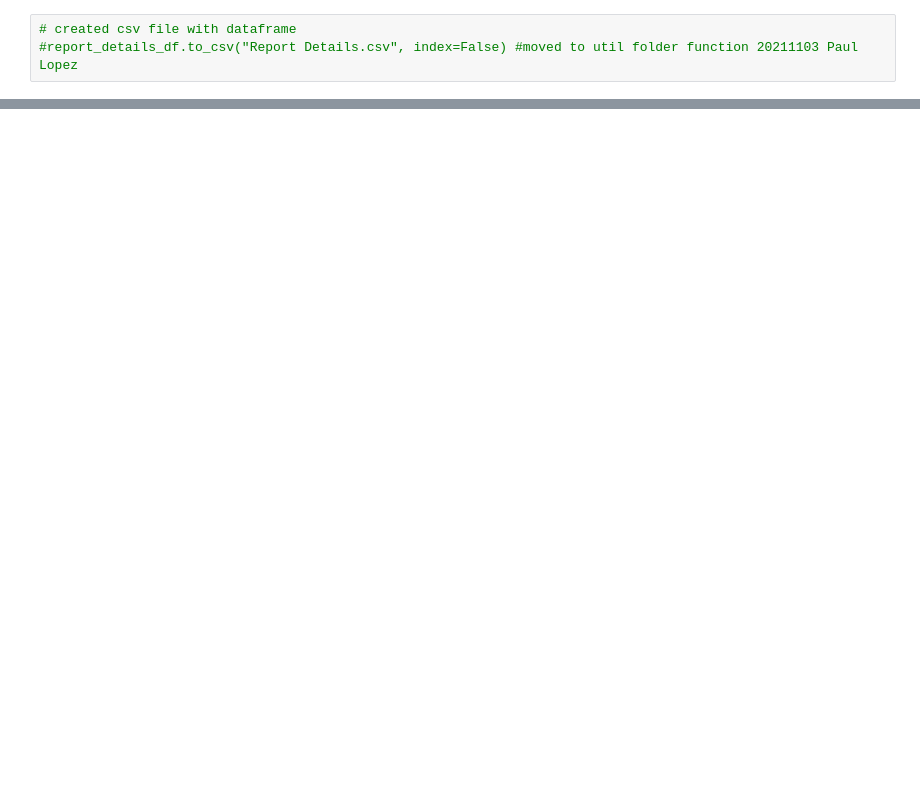
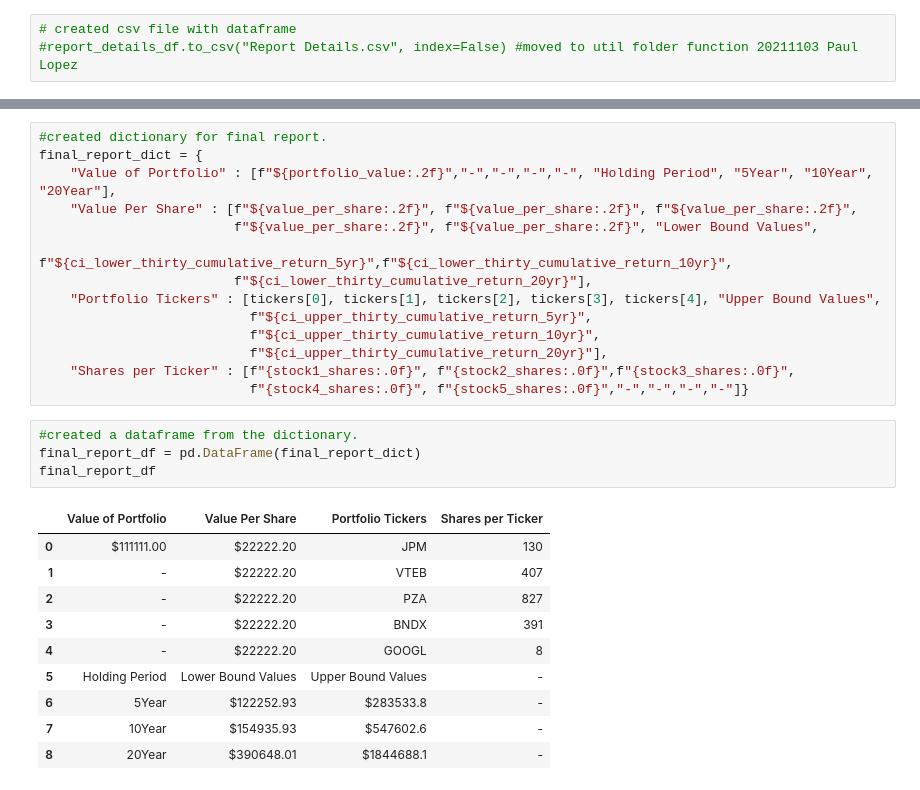
Before and after one commit to Hashtahg/Project_1_Bootcamp, a Jupyter notebook: portfolio_analysis.ipynb, the cells around one changed output, grey strips where cells are left out. Cells and saved outputs as stored; diff of their text form; blank space fills up the shorter version.

```diff
--- a/portfolio_analysis.ipynb
+++ b/portfolio_analysis.ipynb
@@ -530 +549,30 @@ report_details_df.set_index("Holding Period")
+# %%
+#created dictionary for final report.
+final_report_dict = {
+    "Value of Portfolio" : [f"${portfolio_value:.2f}","-","-","-","-", "Holding Period", "5Year", "10Year", "20Year"],
+    "Value Per Share" : [f"${value_per_share:.2f}", f"${value_per_share:.2f}", f"${value_per_share:.2f}",
+                         f"${value_per_share:.2f}", f"${value_per_share:.2f}", "Lower Bound Values",
+                         f"${ci_lower_thirty_cumulative_return_5yr}",f"${ci_lower_thirty_cumulative_return_10yr}",
+                         f"${ci_lower_thirty_cumulative_return_20yr}"],
+    "Portfolio Tickers" : [tickers[0], tickers[1], tickers[2], tickers[3], tickers[4], "Upper Bound Values",
+                           f"${ci_upper_thirty_cumulative_return_5yr}",
+                           f"${ci_upper_thirty_cumulative_return_10yr}",
+                           f"${ci_upper_thirty_cumulative_return_20yr}"],
+    "Shares per Ticker" : [f"{stock1_shares:.0f}", f"{stock2_shares:.0f}",f"{stock3_shares:.0f}",
+                           f"{stock4_shares:.0f}", f"{stock5_shares:.0f}","-","-","-","-"]}
+# %%
+#created a dataframe from the dictionary.
+final_report_df = pd.DataFrame(final_report_dict)
+final_report_df
+# %% [output]
+|  | Value of Portfolio | Value Per Share | Portfolio Tickers | Shares per Ticker |
+| 0 | $111111.00 | $22222.20 | JPM | 130 |
+| 1 | - | $22222.20 | VTEB | 407 |
+| 2 | - | $22222.20 | PZA | 827 |
+| 3 | - | $22222.20 | BNDX | 391 |
+| 4 | - | $22222.20 | GOOGL | 8 |
+| 5 | Holding Period | Lower Bound Values | Upper Bound Values | - |
+| 6 | 5Year | $122252.93 | $283533.8 | - |
+| 7 | 10Year | $154935.93 | $547602.6 | - |
+| 8 | 20Year | $390648.01 | $1844688.1 | - |
 # %%
```
Also changed, not shown: parts of 31 cells of this notebook, 5 other files.
